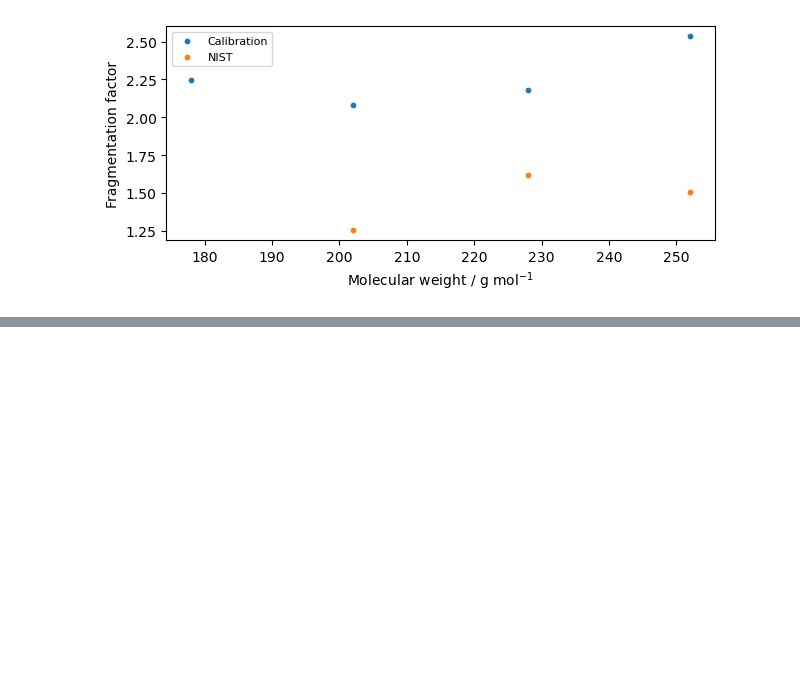
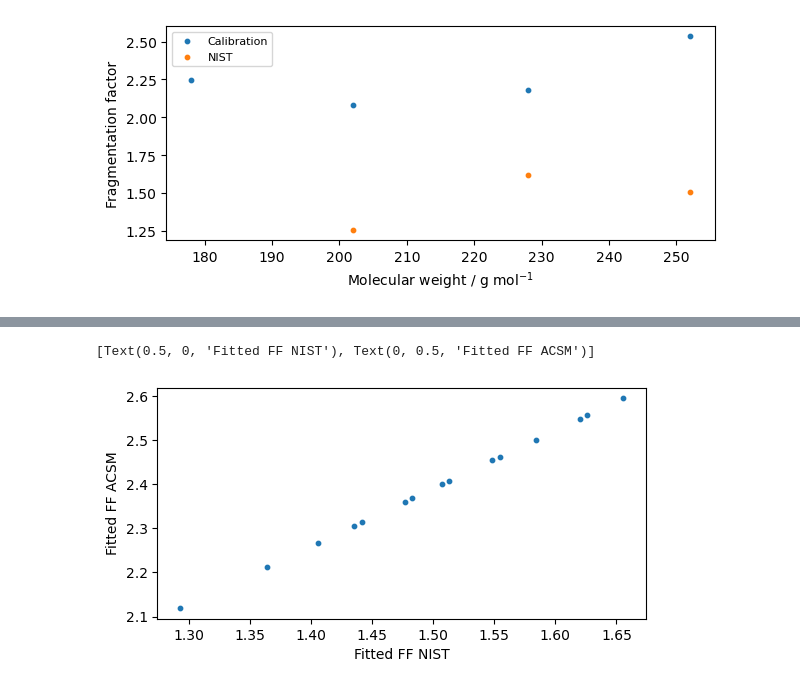
Before and after one commit to Normann25/NFA_project, a Jupyter notebook: cal.ipynb, the cells around one changed output, grey strips where cells are left out. Drawn from its saved outputs; the diff is of its cells as text; code cells hidden in the pictures; blank space fills up the shorter version.

```diff
--- a/cal.ipynb
+++ b/cal.ipynb
@@ -163,0 +180,9 @@ Fit: a=0.003906  b=1.423  R2=0.408855
+# %%
+fig, ax = plt.subplots(figsize = (6.3, 3))
+
+ax.scatter(fit['NIST FF'], fit['ACSM FF'], s = 10)
+
+ax.set(xlabel = 'Fitted FF NIST', ylabel = 'Fitted FF ACSM')
+# %% [output]
+[Text(0.5, 0, 'Fitted FF NIST'), Text(0, 0.5, 'Fitted FF ACSM')]
+[figure, added]
```
Also changed, not shown: parts of 3 cells of this notebook, 2 other files.
